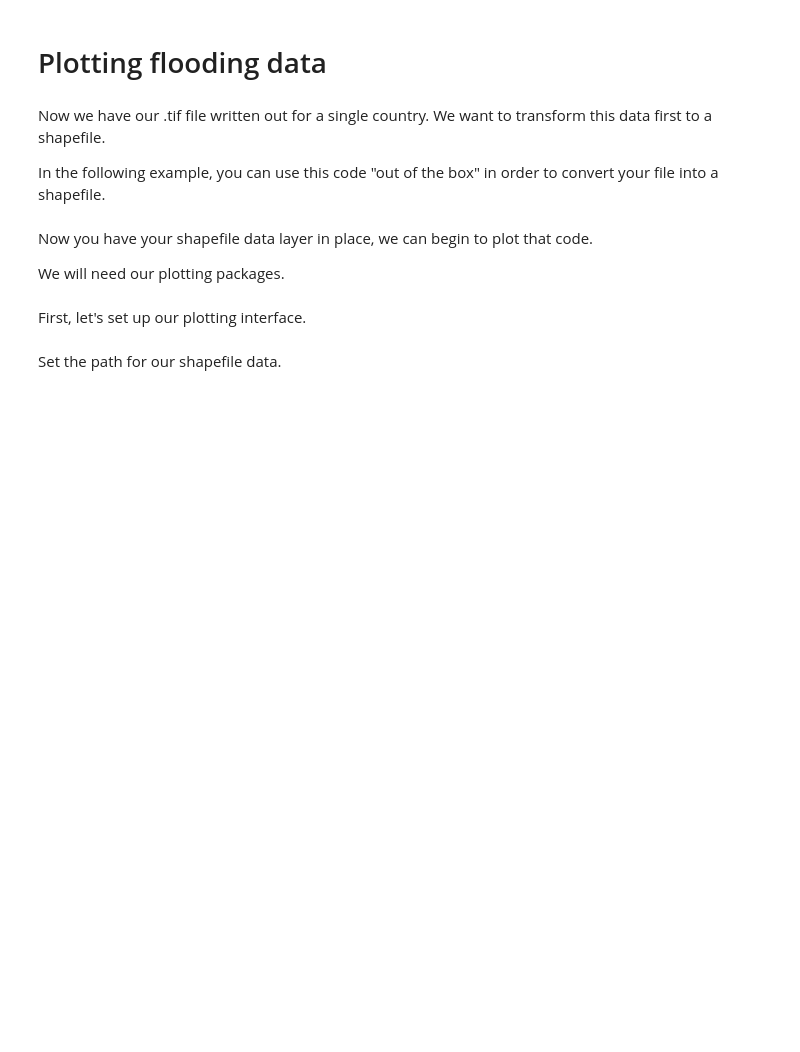
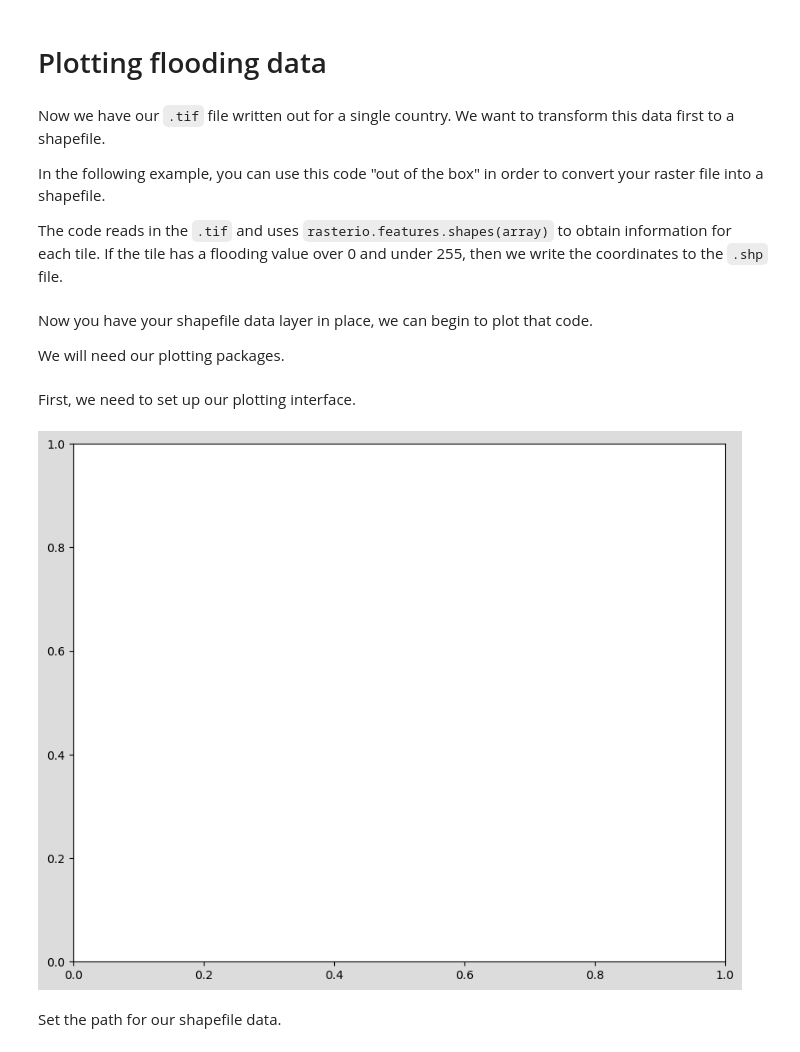
Before and after one commit to edwardoughton/global_assessment, a Jupyter notebook: notebooks/9.01_plotting_flooding_data.ipynb, the cells around one changed output. Drawn from its saved outputs; the diff is of its cells as text; code cells hidden in the pictures; blank space fills up the shorter version.

```diff
--- a/notebooks/9.01_plotting_flooding_data.ipynb
+++ b/notebooks/9.01_plotting_flooding_data.ipynb
@@ -1,7 +1,9 @@
 # %% [markdown]
 # Plotting flooding data
 # %% [markdown]
-Now we have our .tif file written out for a single country. We want to transform this data first to a shapefile.
+Now we have our `.tif` file written out for a single country. We want to transform this data first to a shapefile.
 
-In the following example, you can use this code "out of the box" in order to convert your file into a shapefile.
+In the following example, you can use this code "out of the box" in order to convert your raster file into a shapefile.
+
+The code reads in the `.tif` and uses `rasterio.features.shapes(array)` to obtain information for each tile. If the tile has a flooding value over 0 and under 255, then we write the coordinates to the `.shp` file.
 # %%
@@ -69,10 +84,14 @@ import matplotlib.pyplot as plt
 import seaborn as sns
 import contextily as cx
 # %% [markdown]
-First, let's set up our plotting interface.
+First, we need to set up our plotting interface.
 # %%
 # Example
-fig, ax = plt.subplots(1, 1, figsize=(10, 10))
+# Setup fig and axes, and define plot size
+fig, ax = plt.subplots(1, 1, figsize=(10, 8))
+fig.set_facecolor('gainsboro')
+# %% [output]
+[figure, added]
 # %% [markdown]
 Set the path for our shapefile data.
 # %%
```
Also changed, not shown: parts of 8 cells of this notebook.
